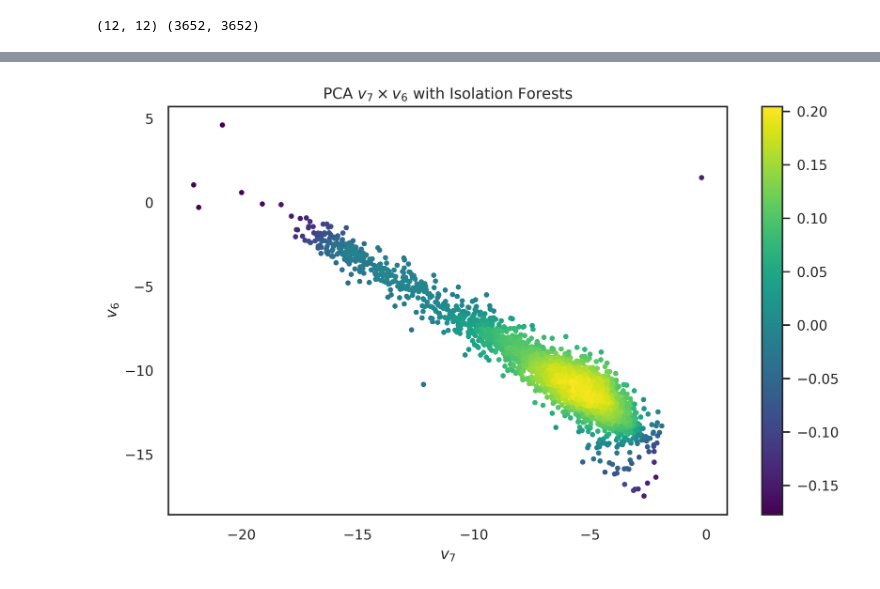
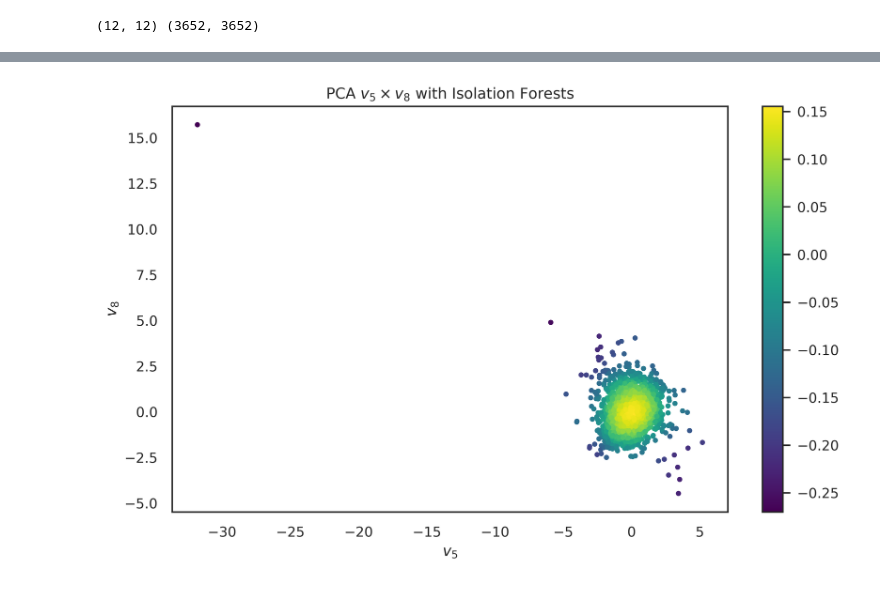
Before and after one commit to sofielange98/every-noise-network-analysis, a Jupyter notebook: pca.ipynb, the cells around one changed output, grey strips where cells are left out. Saved outputs shown, nothing was run; the diff lists cells and outputs as text; code cells hidden in the pictures.

```diff
--- a/pca.ipynb
+++ b/pca.ipynb
@@ -17,6 +17,10 @@ sequential_colors = sns.color_palette('Set3')
 from mpl_toolkits.axes_grid1 import make_axes_locatable
 
 # sns.palplot(sequential_colors)
+# Need to set seaborn stuff twice
+sns.set()
+sns.set_style('white')
+sequential_colors = sns.color_palette('Set3')
 # %%
 df_allG = pd.read_csv('all_genres.csv')
 df_allG.head()
@@ -32,9 +36,9 @@ play_features = pd.read_csv('play_id_to_features.csv')
 play_features['genre'] = df_allG['GENRE']
 
 
-# for column in play_features.columns[1:13]:
-#     e = play_features[column] - play_features[column].mean()
-#     play_features[column] = e / play_features[column].std()
+for column in play_features.columns[1:13]:
+    e = play_features[column] - play_features[column].mean()
+    play_features[column] = e / play_features[column].std()
 display(play_features.head())
 len(play_features)
 # %% [output]
@@ -154,4 +186,4 @@ plot_evecproj_all(evecs_MTM, M)
 # %%
-plot_evecproj(evecs_MTM, 7, 6, M)
+plot_evecproj(evecs_MTM, 5,8, M)
 # %% [output]
-[figure, old version]
+[figure, new version]
```
Also changed, not shown: parts of 5 cells of this notebook, 1 other file.
